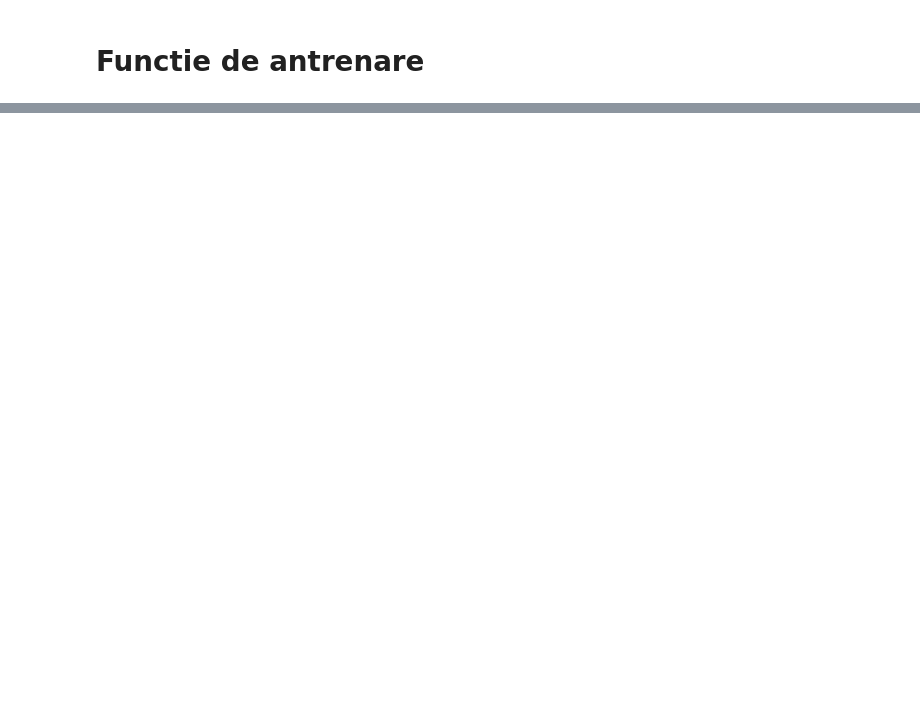
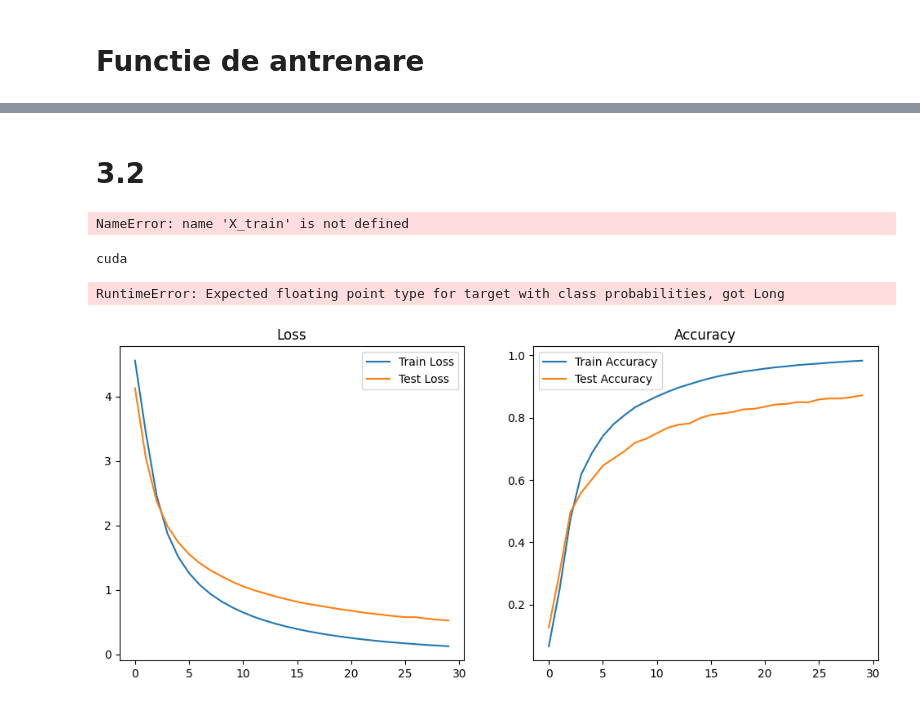
Before and after one commit to Vulturul2k/ML_project, a Jupyter notebook: fuits360p2.ipynb, the cells around one changed output, grey strips where cells are left out. Drawn from its saved outputs; the diff is of its cells as text; code cells hidden in the pictures; blank space fills up the shorter version.

```diff
--- a/fuits360p2.ipynb
+++ b/fuits360p2.ipynb
@@ -268,0 +326,44 @@ RuntimeError: Attempting CUDA graph capture of step() for an instance of Adam bu
+# %% [markdown]
+# 3.2
+# %%
+x_train_tensor = torch.Tensor(X_train.reshape(X_train.shape[0], -1))
+x_test_tensor = torch.Tensor(X_test.reshape(X_test.shape[0], -1))
+y_train_tensor = torch.LongTensor(y_train)
+y_test_tensor = torch.LongTensor(y_test)
+
+train_dataset = TensorDataset(x_train_tensor, y_train_tensor)
+test_dataset = TensorDataset(x_test_tensor, y_test_tensor)
+
+train_loader = DataLoader(train_dataset, batch_size=64, shuffle=True)
+test_loader = DataLoader(test_dataset, batch_size=64, shuffle=False)
+
+
+input_size = X_train.shape[1] * X_train.shape[2] * X_train.shape[3]
+hidden_sizes = 100
+# %% [output]
+NameError: name 'X_train' is not defined
+# %%
+output_size = 141
+
+model = MLP(input_size, hidden_sizes, output_size)
+train_losses, test_losses, train_accuracies, test_accuracies, device = train_model(model, train_loader, test_loader, num_epochs=30, lr=0.00001)
+# %% [output]
+cuda
+RuntimeError: Expected floating point type for target with class probabilities, got Long
+# %%
+plt.figure(figsize=(12, 5))
+plt.subplot(1, 2, 1)
+plt.plot(train_losses, label='Train Loss')
+plt.plot(test_losses, label='Test Loss')
+plt.title('Loss')
+plt.legend()
+
+plt.subplot(1, 2, 2)
+plt.plot(train_accuracies, label='Train Accuracy')
+plt.plot(test_accuracies, label='Test Accuracy')
+plt.title('Accuracy')
+plt.legend()
+
+plt.show()
+# %% [output]
+[figure, added]
```
Also changed, not shown: parts of 20 cells of this notebook, 4 other files.
